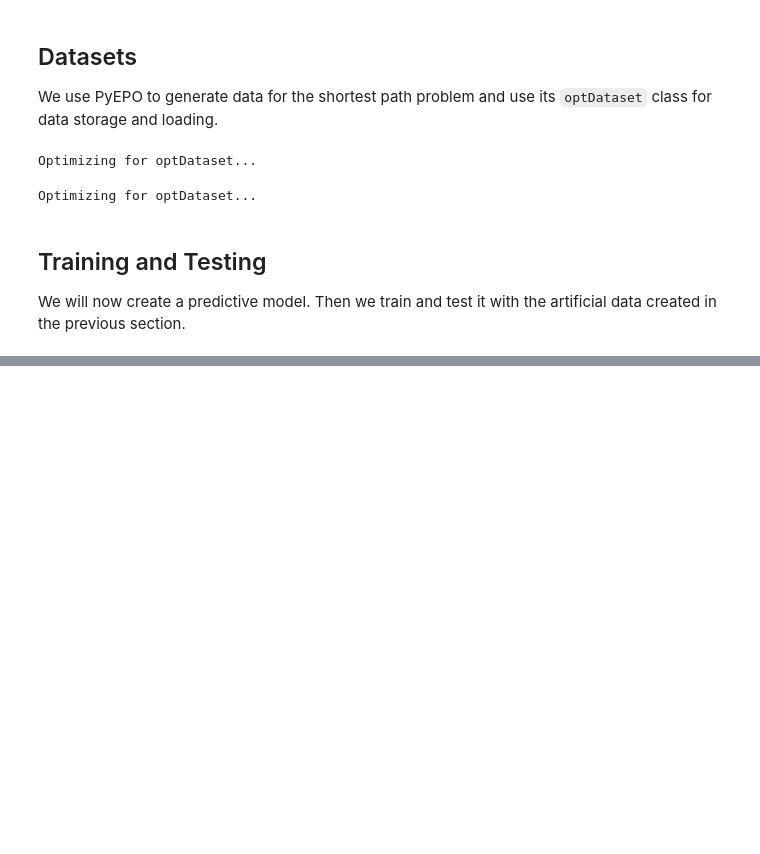
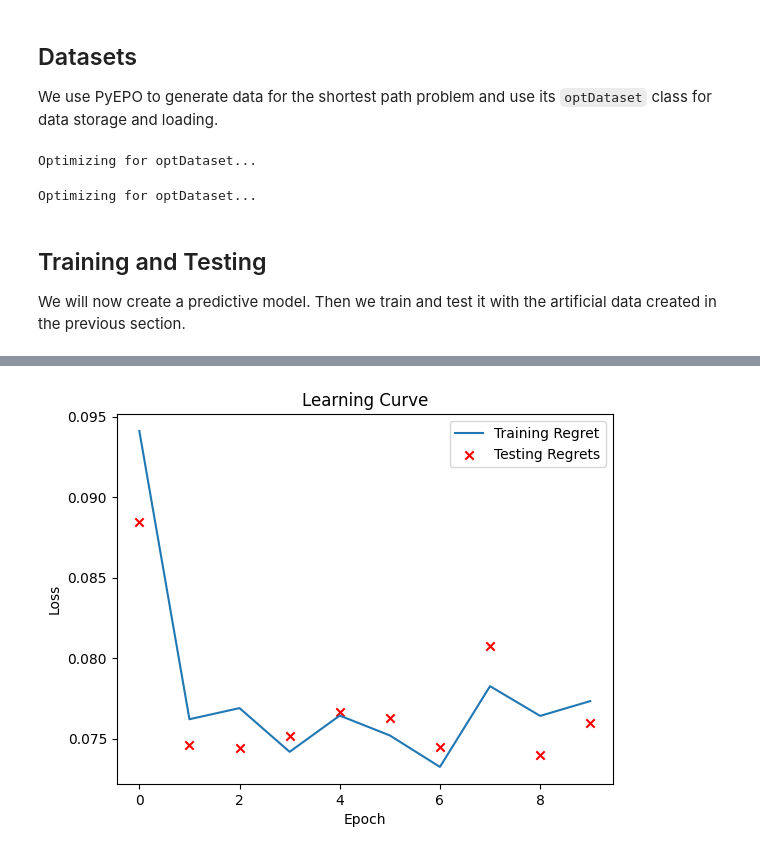
Before and after one commit to lucahart/DFL-for-Shortest-Path-Network-Interdiction, a Jupyter notebook: Notebooks/Main_PyEPO.ipynb, the cells around one changed output, grey strips where cells are left out. Saved outputs shown, nothing was run; the diff lists cells and outputs as text; code cells hidden in the pictures; blank space fills up the shorter version.

Commit message:
Adapted the code to use gurobi optimizer instead of Dijkstra's Algorithm. Training ran successfully.

```diff
--- a/Notebooks/Main_PyEPO.ipynb
+++ b/Notebooks/Main_PyEPO.ipynb
@@ -17,4 +17,4 @@ from src.models.ShortestPathGrid import ShortestPathGrid
 m, n = 5, 5
 
 # Create a grid instance
-opt_model = ShortestPathGrid(m, n)
+opt_model = shortestPathGrb()
@@ -85,7 +96,7 @@ We will now create a predictive model. Then we train and test it with the artifi
 from src.models.LinearRegression import LinearRegression
 
 # Instantiate linear regression model
-model = LinearRegression(num_feat=num_feat, num_edges=opt_model.num_edges)
+model = LinearRegression(num_feat=num_feat, num_edges=opt_model.num_cost)
 # %%
 # Create an instance of the PyEPO liniear regret function
 regret = pyepo.metric.regret(model, opt_model, loader_test)
@@ -93,0 +127,7 @@ ValueError: Contradictory paths found: negative weights?
+# %%
+# Init SPO+ loss
+spop = pyepo.func.SPOPlus(opt_model, processes=2)
+
+# Init optimizer
+from torch import optim
+optimizer = optim.Adam(model.parameters(), lr=1e-2)
@@ -93,0 +136,7 @@ ValueError: Contradictory paths found: negative weights?
+# %%
+from src.models.trainer import Trainer
+
+# Create a trainer instance
+trainer = Trainer(pred_model=model, opt_model=opt_model, optimizer=optimizer, loss_fn=spop)
+
+train_loss_log, train_regret_log, test_loss_log, test_regret_log = trainer.fit(loader_train, loader_test)
@@ -93,0 +154,14 @@ ValueError: Contradictory paths found: negative weights?
+# %%
+import matplotlib.pyplot as plt
+
+# Plot learning curve and optionally test loss
+plt.plot(train_regret_log, label='Training Regret')
+if test_regret_log is not None:
+    plt.scatter(np.arange(len(test_regret_log))*trainer.n_epochs, test_regret_log, marker='x', color='red', label='Testing Regrets')
+plt.xlabel('Epoch')
+plt.ylabel('Loss')
+plt.title('Learning Curve')
+plt.legend()
+plt.show()
+# %% [output]
+[figure, added]
```
Also changed, not shown: parts of 8 cells of this notebook, 3 other files.
